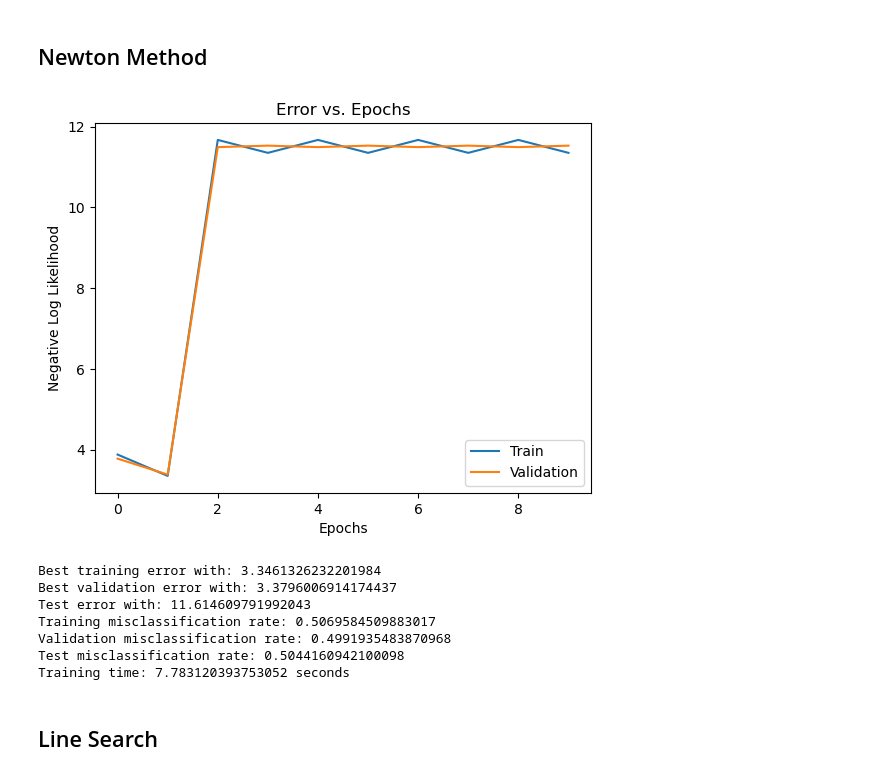
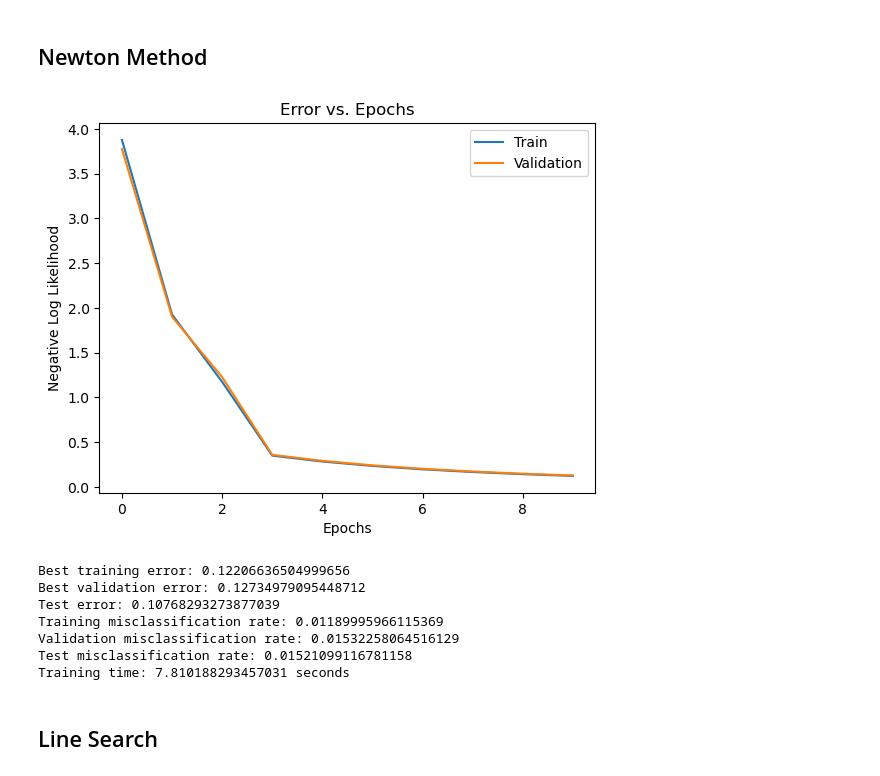
Before and after one commit to JvPost/CDSML, a Jupyter notebook: assignment4.ipynb, the cells around one changed output. Cells and saved outputs as stored; diff of their text form; code cells hidden in the pictures.

Commit message:
fixed newton method using high lambda and low eta

```diff
--- a/assignment4.ipynb
+++ b/assignment4.ipynb
@@ -408,22 +408,22 @@ Training time (η=0.055, α=0.5): 56.10826635360718 seconds
 ## Newton Method
 # %%
 # redefine  predict function
-def predict(x, w):
-    return sigma(np.clip(x @ w, -250, 250))
+# def predict(x, w):
+#     return sigma(np.clip(x @ w, -250, 250))
 
 # redefine gradient
-def gradient(x, y_pred, t, alpha, w):
+def gradient(x, y_pred, t, lmbda, w):
     nll_gradient = np.dot(x.T, (y_pred - t))
-    regularization_gradient = alpha * w
+    regularization_gradient = lmbda * w
     return nll_gradient + regularization_gradient
 
-def hessian(X, y_pred, alpha):
+def hessian(X, y_pred, lmbda):
     R = np.diag(y_pred * (1 - y_pred))
-    H = (X.T @ R @ X) / X.shape[0] + alpha * np.eye(X.shape[1]) # maybe divide left part by len(X) here?
+    H = (X.T @ R @ X) + lmbda * np.eye(X.shape[1]) # maybe divide left part by len(X) here?
     return H
 # %%
 # redefine train
-def train_newton(x, t, w, epochs, alpha, x_val=None, t_val=None):
+def train_newton(x, t, w, epochs, eta, lmbda, x_val=None, t_val=None):
     train_errors = []
     val_errors = []
 
@@ -443,62 +443,64 @@ def train_newton(x, t, w, epochs, alpha, x_val=None, t_val=None):
             val_errors.append(current_val_error)
 
             # early stopping
-            # if current_val_error > best_val_error:
-            #     break
+            if current_val_error > best_val_error:
+                break
 
             best_val_error = min(best_val_error, current_val_error)
 
-        grad = gradient(x, y_pred, t, alpha, w) # w = (785 x 1), 785 = 28 x 28 + 1
-        H = hessian(x, y_pred, alpha)
-        delta_w = -np.linalg.solve(H, grad)
+        grad = gradient(x, y_pred, t, lmbda, w) # w = (785 x 1), 785 = 28 x 28 + 1
+        H = hessian(x, y_pred, lmbda)
+        delta_w = - eta * np.linalg.solve(H, grad)
         w += delta_w
 
     return w, train_errors, val_errors, best_train_error, best_val_error
 # %%
 # training loop
-alpha = 0.1
+lmbda = 5
+n_epochs = 10
+eta = .2
 
 start_time = time.time()
 
-w, train_errors, val_errors, best_train_error, best_val_error = train_newton(train_images_bias, train_labels, w_init.copy(), 10, alpha, val_images_bias, val_labels)
+w, train_errors, val_errors, best_train_error, best_val_error = train_newton(train_images_bias, train_labels, w_init.copy(), n_epochs, eta, lmbda, val_images_bias, val_labels)
 
 end_time = time.time()
 elapsed_time = end_time - start_time
 
 plt.plot(train_errors, label=f'Train')
 plt.plot(val_errors, label=f'Validation')
 plt.xlabel('Epochs')
 plt.ylabel('Negative Log Likelihood')
 plt.legend()
 plt.title('Error vs. Epochs')
 plt.show()
 
 y_train_pred = predict(train_images_bias, w)
 train_misclass_rate = misclassification_rate(y_train_pred, train_labels)
 
 y_val_pred = predict(val_images_bias, w)
 val_misclass_rate = misclassification_rate(y_val_pred, val_labels)
 
 y_test_pred = predict(test_images_bias, w)
 test_error = NLL(y_test_pred, test_labels)
 test_misclass_rate = misclassification_rate(y_test_pred, test_labels)
 
-print(f"Best training error with: {best_train_error}")
-print(f"Best validation error with: {best_val_error}")
-print(f"Test error with: {test_error}")
+print(f"Best training error: {best_train_error}")
+print(f"Best validation error: {best_val_error}")
+print(f"Test error: {test_error}")
 print(f"Training misclassification rate: {train_misclass_rate}")
 print(f"Validation misclassification rate: {val_misclass_rate}")
 print(f"Test misclassification rate: {test_misclass_rate}")
 print(f"Training time: {elapsed_time} seconds")
 # %% [output]
-[figure, old version]
+[figure, new version]
-Best training error with: 3.3461326232201984
-Best validation error with: 3.3796006914174437
-Test error with: 11.614609791992043
-Training misclassification rate: 0.5069584509883017
-Validation misclassification rate: 0.4991935483870968
-Test misclassification rate: 0.5044160942100098
-Training time: 7.783120393753052 seconds
+Best training error: 0.12206636504999656
+Best validation error: 0.12734979095448712
+Test error: 0.10768293273877039
+Training misclassification rate: 0.01189995966115369
+Validation misclassification rate: 0.01532258064516129
+Test misclassification rate: 0.01521099116781158
+Training time: 7.810188293457031 seconds
 # %% [markdown]
 ## Line Search
 # %%
```
